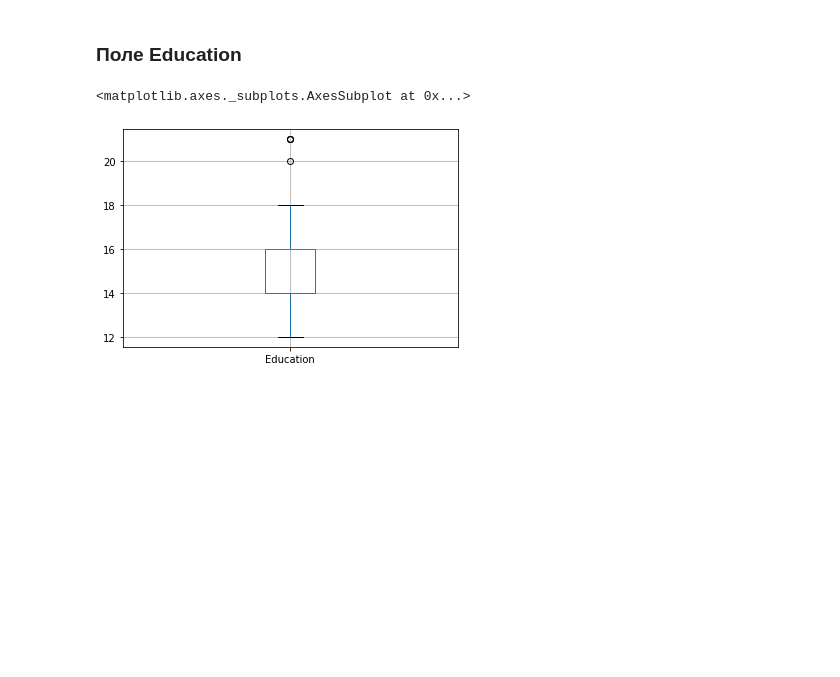
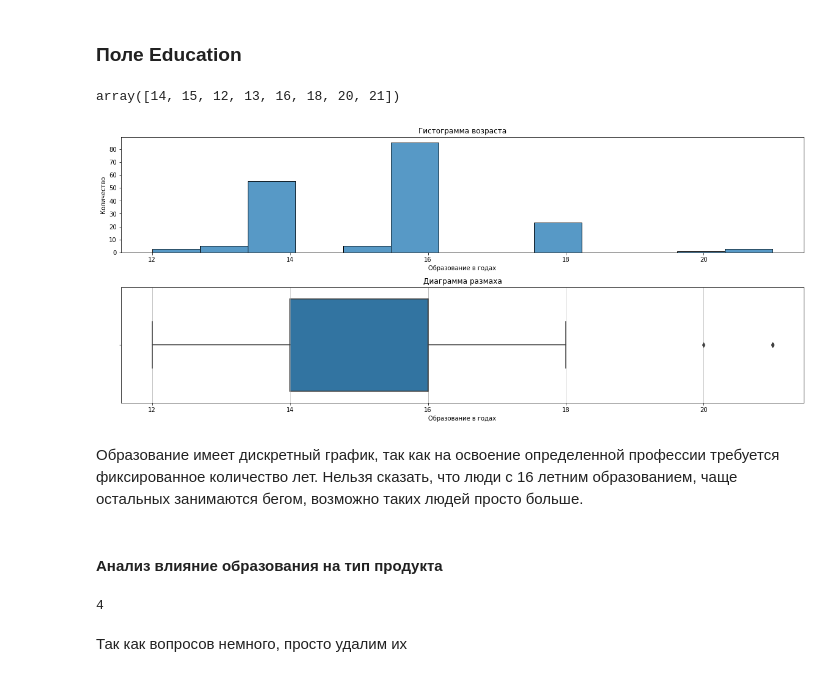
Before and after one commit to Chularev/kaggle_competitions, a Jupyter notebook: CardioGoodFitness/notebook.ipynb, the cells around one changed output. Saved outputs shown, nothing was run; the diff lists cells and outputs as text; code cells hidden in the pictures; blank space fills up the shorter version.

```diff
--- a/CardioGoodFitness/notebook.ipynb
+++ b/CardioGoodFitness/notebook.ipynb
@@ -440,7 +440,20 @@ do_test(result.pvalue)
 # %% [markdown]
 ### Поле Education
 # %%
-data.boxplot('Education')
+data['Education'].unique()
 # %% [output]
-<matplotlib.axes._subplots.AxesSubplot at 0x...>
+array([14, 15, 12, 13, 16, 18, 20, 21])
-[figure, removed]
+# %%
+continuous_distribution(data, 'Education', 'Образование в годах')
+# %% [output]
+[figure, added]
+# %% [markdown]
+Образование имеет дискретный график, так как на освоение определенной профессии требуется фиксированное количество лет. Нельзя сказать, что люди с 16 летним образованием, чаще остальных занимаются бегом, возможно таких людей просто больше.
+# %% [markdown]
+#### Анализ влияние образования на тип продукта
+# %%
+len(data[data['Education'] > 18])
+# %% [output]
+4
+# %% [markdown]
+Так как вопросов немного, просто удалим их
```
Also changed, not shown: parts of 10 cells of this notebook.
